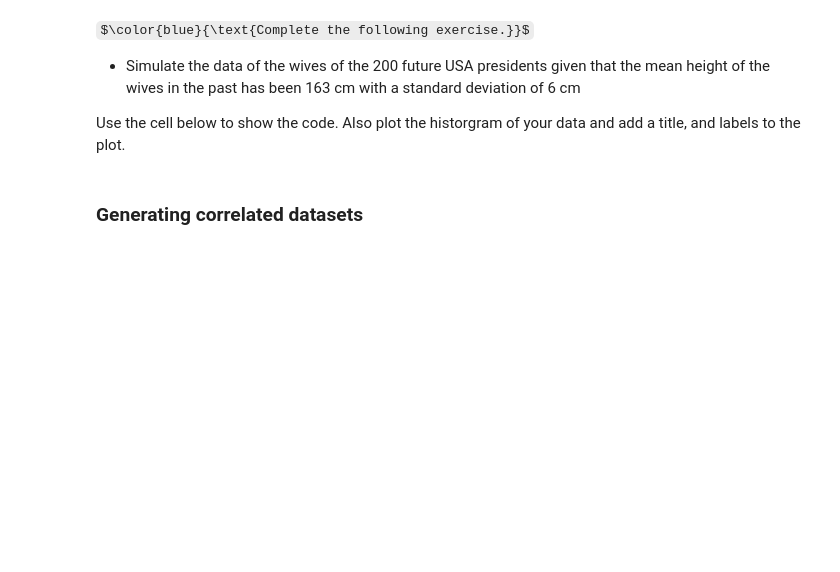
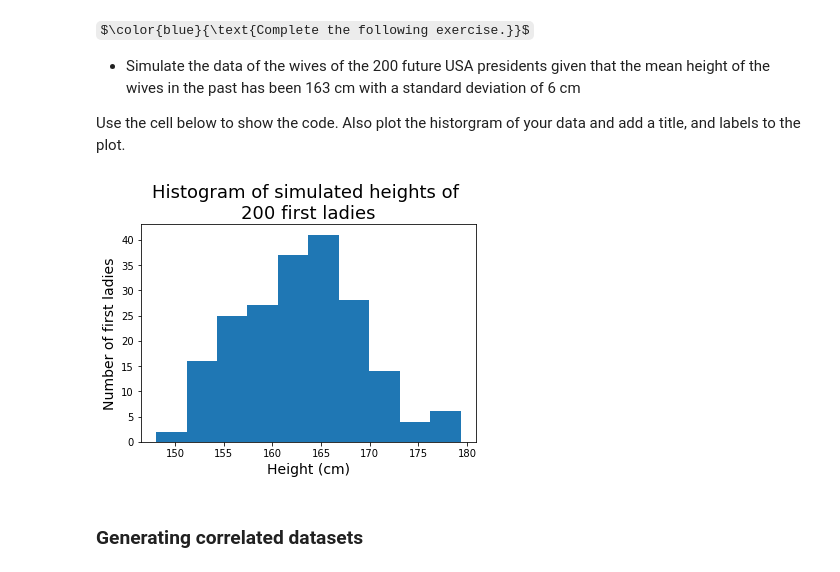
Before and after one commit to baramX3/PSY_submissions, a Jupyter notebook: tutorial_notebooks/tutorial013-Numpy-Advanced-GeneratingData.ipynb, the cells around one changed output. Saved outputs shown, nothing was run; the diff lists cells and outputs as text; code cells hidden in the pictures; some formulas as TeX source; blank space fills up the shorter version.

```diff
--- a/tutorial_notebooks/tutorial013-Numpy-Advanced-GeneratingData.ipynb
+++ b/tutorial_notebooks/tutorial013-Numpy-Advanced-GeneratingData.ipynb
@@ -268,8 +326,20 @@ $\color{blue}{\text{Complete the following exercise.}}$
 
 Use the cell below to show the code. Also plot the historgram of your data and add a title, and labels to the plot.
 # %%
-firstLady_height_200 = 163 + 6*np.random.randn(200,) # 200 here?
-plt.hist(firstLady_height_200, 100)
+# create simulated dataset
+mean = 163
+standDev = 6
+num_wives = 200
+firstLady_height_200 = mean + standDev*np.random.randn(num_wives,)
+
+# generate and format histogram
+plt.hist(firstLady_height_200)
+plt.title("Histogram of simulated heights of \n200 first ladies", fontsize=18)
+plt.xlabel('Height (cm)', fontsize=14)
+plt.ylabel('Number of first ladies', fontsize=14)
+plt.show()
+# %% [output]
+[figure, added]
 # %% [markdown]
 ### Generating correlated datasets
 # %% [markdown]
```
Also changed, not shown: parts of 35 cells of this notebook.
